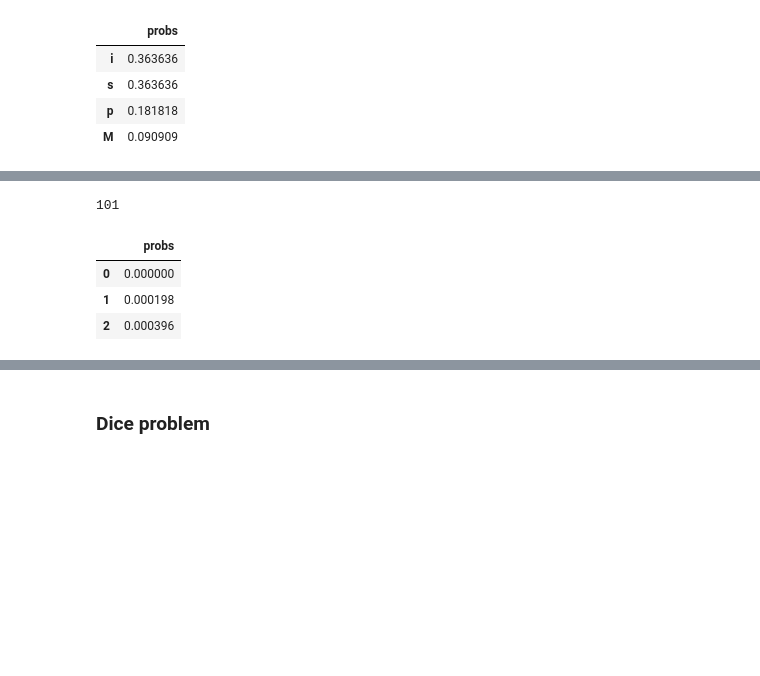
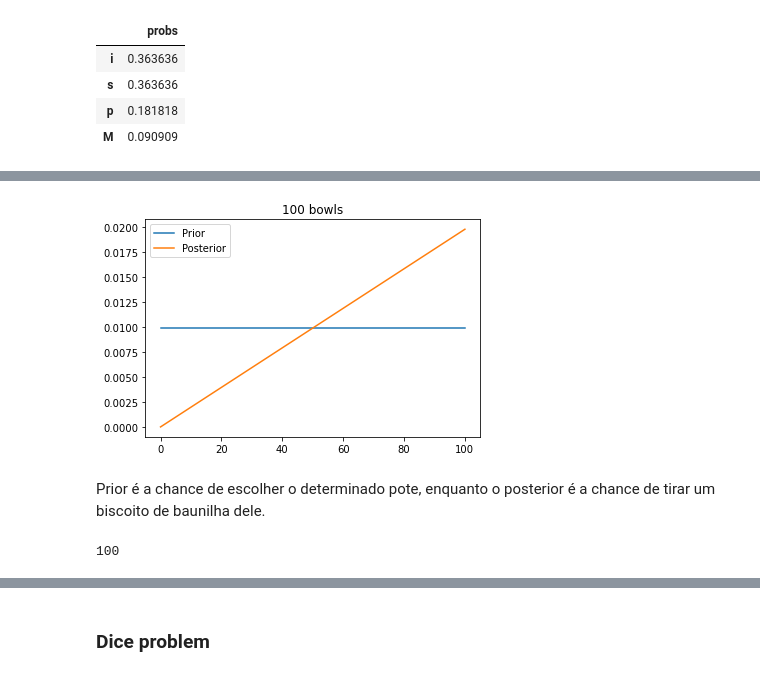
Before and after one commit to Comsertel/ThinkBayes, a Jupyter notebook: Chapter3.ipynb, the cells around one changed output, grey strips where cells are left out. Cells and saved outputs as stored; diff of their text form; code cells hidden in the pictures; blank space fills up the shorter version.

```diff
--- a/Chapter3.ipynb
+++ b/Chapter3.ipynb
@@ -135,2 +141,19 @@ posterior
+# %%
+def plot_graph(prior,posterior):
+    plt.title(f'{posterior.shape[0] - 1} bowls')
+    plt.plot(prior, label='Prior')
+    plt.plot(posterior, label='Posterior')
+    plt.legend()
+    plt.show()
 # %%
-hypos = np.arange(101)
+n = 101 #Quantidade de bowls
+
+hypos = np.arange(n)
+prior = Pmf(1, hypos)
+prior.normalize()
+likelihood_vanilla = hypos/100
+posterior = prior * likelihood_vanilla
+posterior.normalize()
+plot_graph(prior, posterior)
+# %% [output]
+[figure, added]
@@ -139,4 +159,0 @@ prior = Pmf(1, hypos) #Adiciona 1 a cada valor da range
-# %%
-prior.normalize()
-# %% [output]
-101
@@ -145,9 +160,7 @@ likelihood_vanilla = hypos/100
-# %%
-posterior1 = prior * likelihood_vanilla
-posterior1.normalize()
-posterior1.head()
-# %% [output]
-|  | probs |
-| 0 | 0.000000 |
-| 1 | 0.000198 |
-| 2 | 0.000396 |
+# %% [markdown]
+Prior é a chance de escolher o determinado pote, enquanto o posterior é a chance de tirar um biscoito de baunilha dele.
+# %%
+#Melhor porcentagem para o cénario
+posterior.idxmax()
+# %% [output]
+100
```
Also changed, not shown: parts of 31 cells of this notebook, 1 other file.
